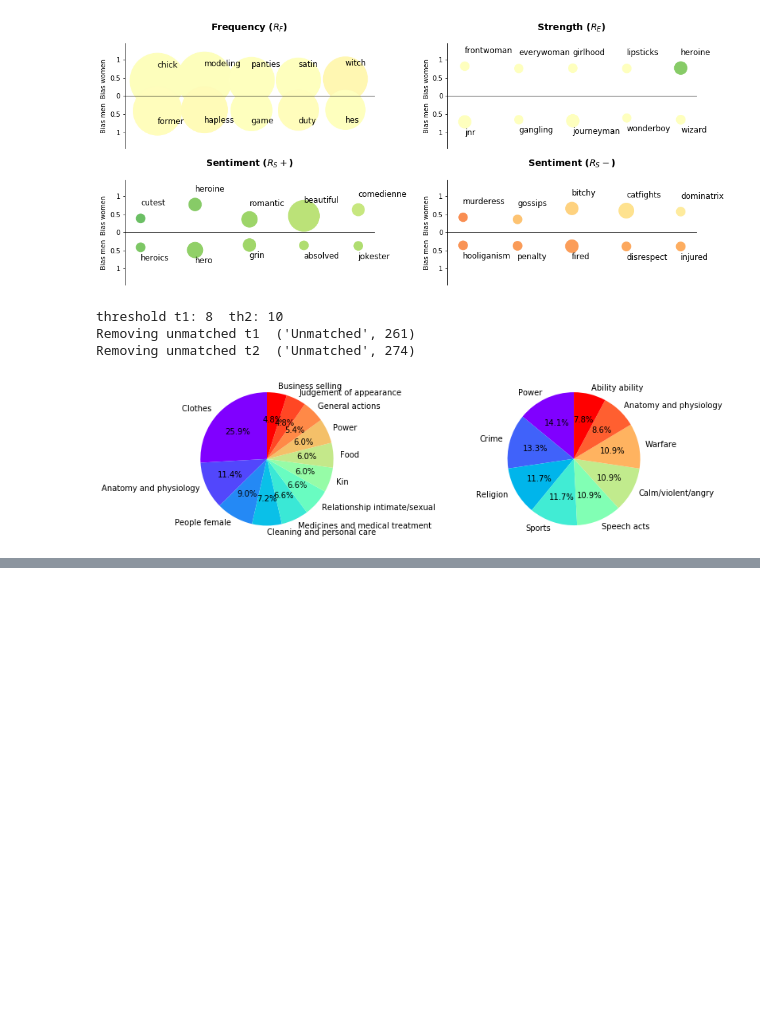
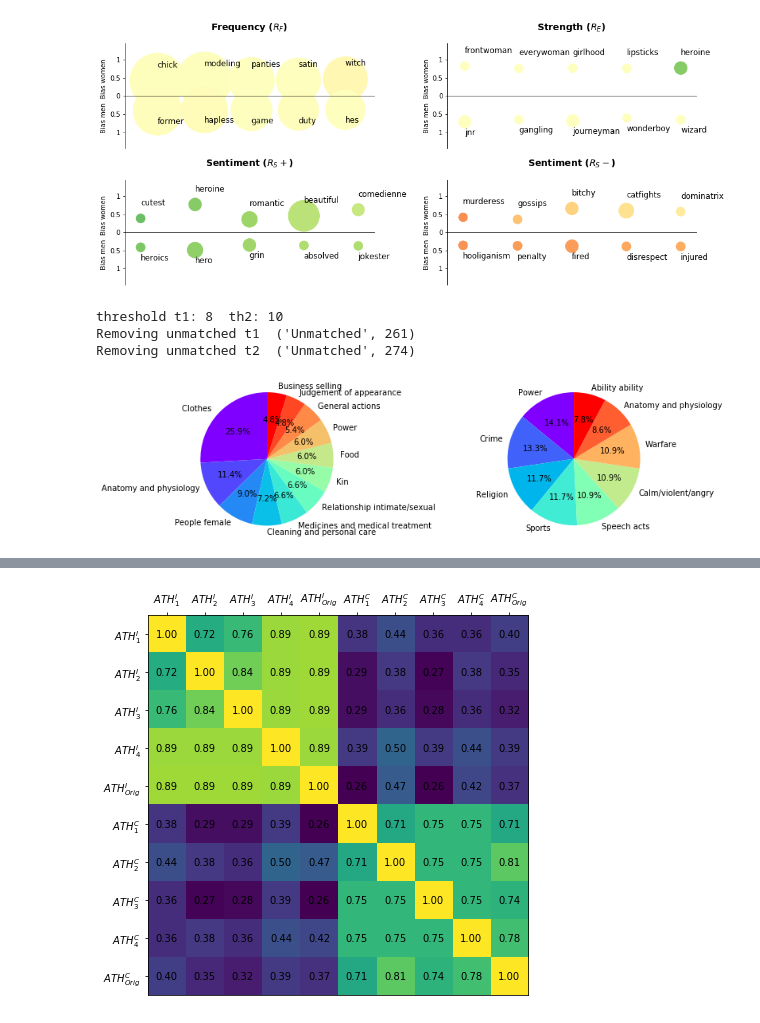
Before and after one commit to xfold/DiscoveringAndInterpretingConceptualBiases, a Jupyter notebook: Experiments/Paper experiments.ipynb, the cells around one changed output, grey strips where cells are left out. Drawn from its saved outputs; the diff is of its cells as text; code cells hidden in the pictures; blank space fills up the shorter version.

Commit message:
created an cleaner compilatoin of the models and code, there is still figurecreator to check and remove usnused imports

```diff
--- a/Experiments/Paper experiments.ipynb
+++ b/Experiments/Paper experiments.ipynb
@@ -376,0 +379,10 @@ Removing unmatched t2  ('Unmatched', 274)
+# %%
+import json
+
+allp = ["../DADDBiasModels/usas_labels_stability_trp.json",
+        "../DADDBiasModels/usas_labels_stability_ath.json"]
+allusas = {}
+for p in allp:
+    with open(p) as f:
+        dd = json.load(f)
+        allusas.update(dd)
@@ -376,0 +491,88 @@ Removing unmatched t2  ('Unmatched', 274)
+# %%
+import matplotlib.pyplot as plt
+import numpy as np
+import itertools
+import matplotlib.ticker as ticker
+
+def intersec(list1, list2):
+    intersection = len(list(set(list1).intersection(list2)))
+    return float(intersection) / min(len(list1),len(list2))
+
+def getIntersectionMatrix(usas_dict_list):
+    usas_label_LL = [ list(d.keys()) for d in usas_dict_list]
+    iM = np.zeros((len(usas_label_LL), len(usas_label_LL)))
+
+    allabels1 = set([])
+    for i in range(0, len(usas_label_LL)):
+        s1 = usas_label_LL[i]
+        for j in range(0, len(usas_label_LL)):
+            s2 = usas_label_LL[j]
+            ii = intersec(s1,s2)
+            iM[i][j] = ii
+
+    return iM
+
+def getUniqueLabelsCount(usas_dict_list):
+    usas_label_LL = [ list(d.keys()) for d in usas_dict_list]
+    ss = set([])
+    for l in usas_label_LL:
+        ss.update(l)
+    print('>>The set contains {} different values'.format(len(ss)))
+
+'''
+Estimate overlap of usas labels
+'''
+print('ath_1')
+getUniqueLabelsCount(allusas['ath_t1usas'] + [allusas['ath_t1usas_orig']] )
+print('ath_2')
+getUniqueLabelsCount(allusas['ath_t2usas'] + [allusas['ath_t2usas_orig']] )
+
+d2 = []
+for i,d in enumerate(allusas['ath_t1usas']):
+    d2.append(d)
+d2.append( allusas['ath_t1usas_orig'] )
+
+
+for j,d in enumerate(allusas['ath_t2usas']):
+    d2.append(d)
+d2.append( allusas['ath_t2usas_orig'] )
+iM = getIntersectionMatrix(d2)
+#print(iM)
+
+'''
+print the matrix
+'''
+
+import numpy as np
+import matplotlib.pyplot as plt
+from matplotlib.ticker import (MultipleLocator, FormatStrFormatter,
+                               AutoMinorLocator)
+
+labels = [ r'$ATH^{I}_'+str(e)+'$' for e in range(1,5)] + [r'$ATH^{I}_{Orig}$'] + [ r'$ATH^{C}_'+str(e)+'$' for e in range(1,5)]+ [r'$ATH^{C}_{Orig}$']
+#labels.append(r'$TRP^{W}_Orig$')
+#labels = ['a $e^{\sin(\omega\phi)}_{e}$','b','c','a','b','c','a','b','c','a','b','c']
+fig = plt.figure(figsize=(7,7))
+ax = fig.add_subplot(111)
+cax = ax.matshow(iM, interpolation='nearest')
+ax.set_yticklabels([''] + labels)
+ax.set_xticklabels([''] + labels)
+for tic in ax.xaxis.get_major_ticks():
+    tic.tick1On = False
+    tic.tick2On = True
+    tic.label1On = False
+    tic.label2On = True
+#plt.xlabel('Predicted')
+#plt.ylabel('True')
+
+'''
+Write the avg intersec between usas labels categories
+'''
+for i in range(len(iM)):
+    for j in range(len(iM)):
+        c = iM[j,i]
+        ax.text(i, j, "{0:.2f}".format(c), va='center', ha='center')
+
+ax.xaxis.set_major_locator(ticker.MultipleLocator(1))
+ax.yaxis.set_major_locator(ticker.MultipleLocator(1))
+plt.show()
+# %% [output]
@@ -376,0 +583 @@ Removing unmatched t2  ('Unmatched', 274)
+[figure, added]
```
Also changed, not shown: parts of 6 cells of this notebook, 35 other files.
